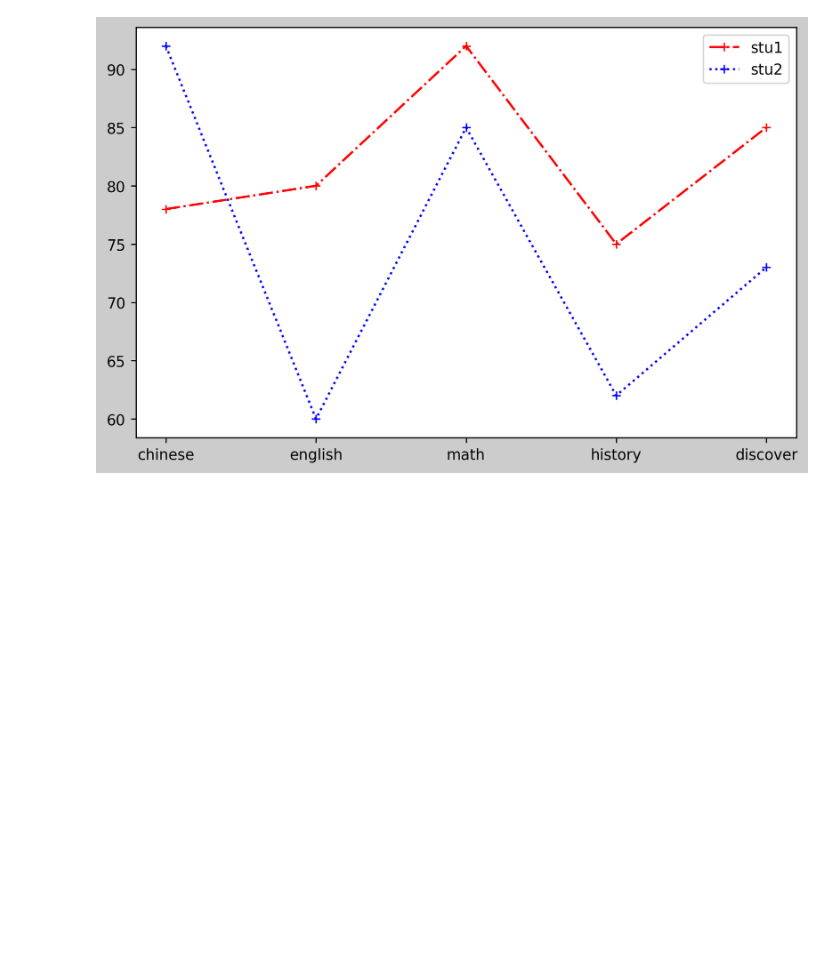
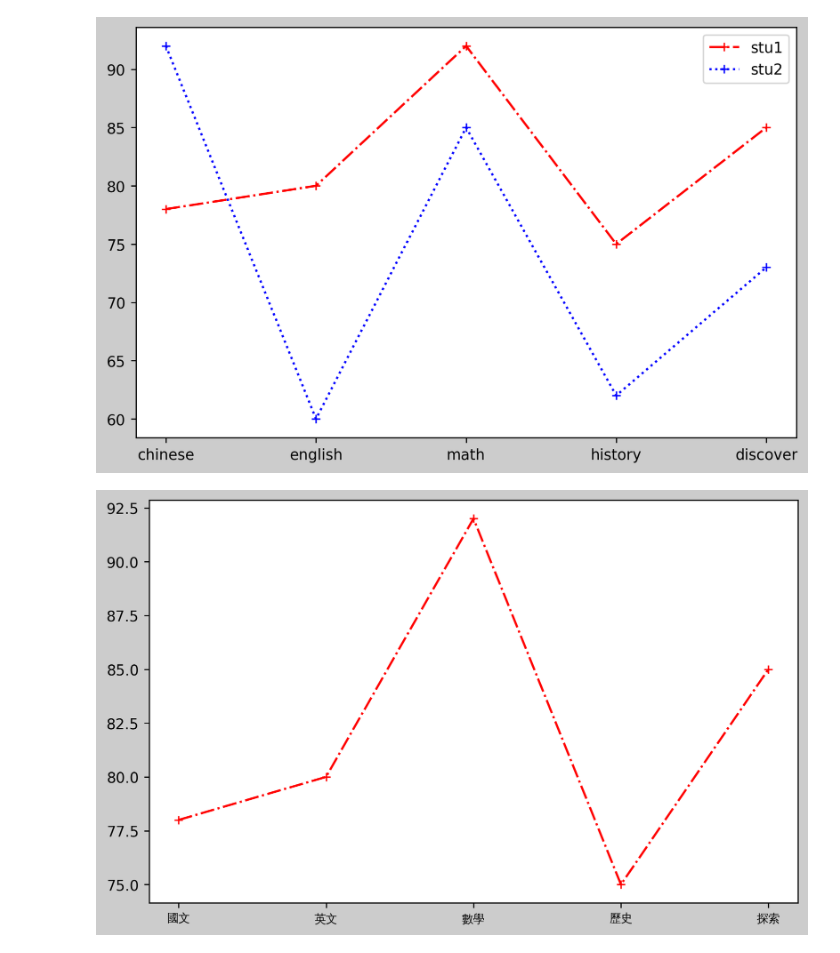
Before and after one commit to roberthsu2003/__2023_07_25__, a Jupyter notebook: lesson14_2.ipynb, the cells around one changed output. Saved outputs shown, nothing was run; the diff lists cells and outputs as text; code cells hidden in the pictures; blank space fills up the shorter version.

```diff
--- a/lesson14_2.ipynb
+++ b/lesson14_2.ipynb
@@ -59,15 +59,25 @@ plt.show()
 # %%
 #使用codespace 要安裝中文字型
 #install 要加-y
 #命令列:sudo apt-get update -y
 #命令列:sudo apt-get install -y fonts-wqy-zenhei
 #說明網址:https://askubuntu.com/questions/490829/how-can-i-install-chinese-fonts-on-kubuntu-14-04
 #字型位置:/usr/share/fonts/truetype/wqy/wqy-zenhei.ttc
 
 import matplotlib.pyplot as plt
 from matplotlib.font_manager import FontProperties
 #mac font=FontProperties(fname='/Library/Fonts/Arial Unicode.ttf',size=8)
 #mac font1=FontProperties(fname='/Library/Fonts/Arial Unicode.ttf',size=12)
 #window font=FontProperties(fname=r'c:\windows\fonts\simsun.ttc',size=8)
 font=FontProperties(fname='/usr/share/fonts/truetype/wqy/wqy-zenhei.ttc',size=8)
 font1=FontProperties(fname='/usr/share/fonts/truetype/wqy/wqy-zenhei.ttc',size=12)
+
+
+student1 = {'國文':78, '英文':80, '數學':92, '歷史':75, '探索':85}
+figure = plt.figure(figsize=(8,5),dpi=250,facecolor='#cccccc')
+axes1 = figure.add_subplot()
+axes1.plot(student1.keys(),student1.values(),'r-.+',label='stu1')
+axes1.set_xticklabels(student1.keys(),fontproperties=font)
+plt.show()
+# %% [output]
+[figure, added]
```
